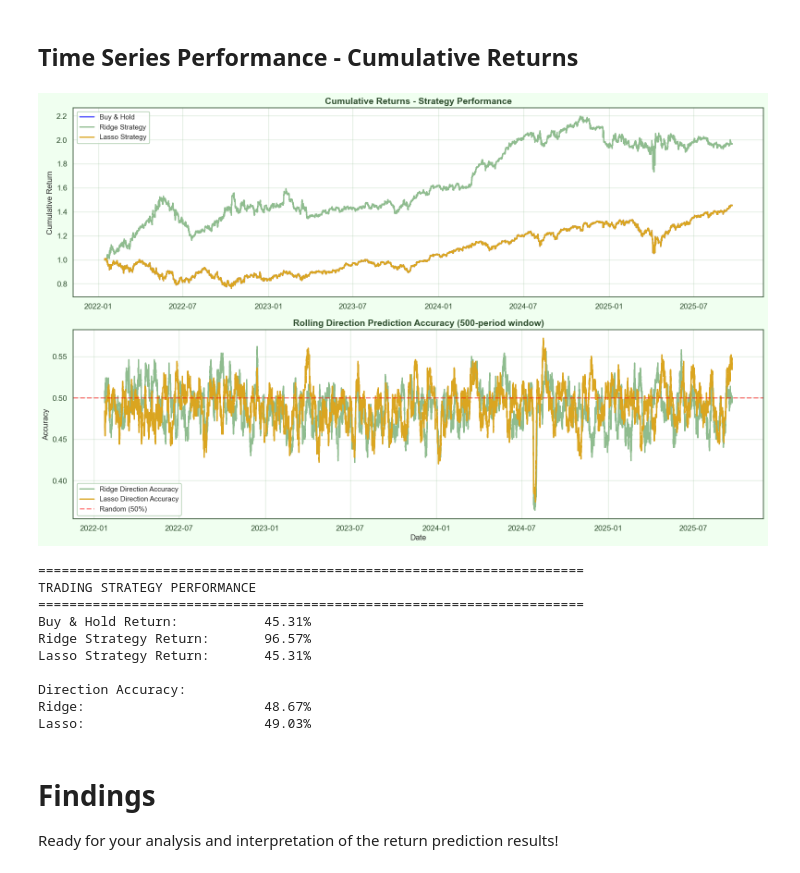
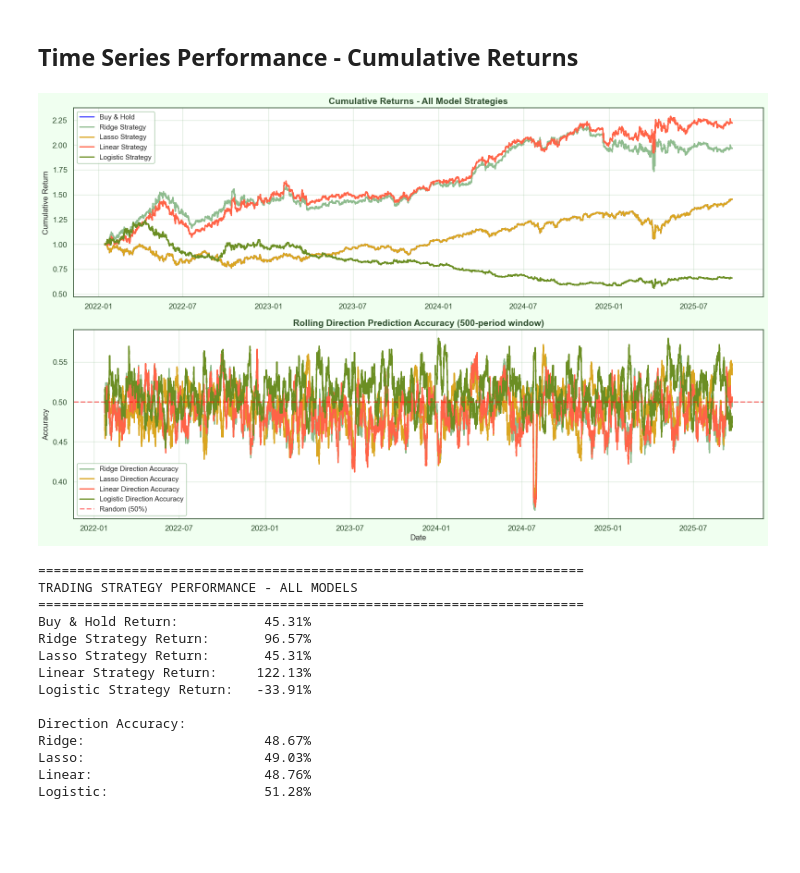
Before and after one commit to Thpow/sp500-return-15m-regression, a Jupyter notebook: project.ipynb, the cells around one changed output. Drawn from its saved outputs; the diff is of its cells as text; code cells hidden in the pictures; blank space fills up the shorter version.

```diff
--- a/project.ipynb
+++ b/project.ipynb
@@ -438,22 +861,32 @@ R² Score                     -0.001245    -0.000000
 # Trading strategy simulation: trade based on prediction sign
 test_df = pd.DataFrame({
     'actual_return': y_test.values,
-    'predicted_return': preds,
-    'lasso_predicted': lasso_preds
+    'ridge_predicted': preds,
+    'lasso_predicted': lasso_preds,
+    'linear_predicted': linear_preds,
+    'logistic_predicted': (logistic_preds * 2 - 1) * 0.001  # Convert 0/1 to approximate return signal
 }, index=y_test.index)
 
 # Strategy: go long if predicted return > 0, short if < 0
-test_df['ridge_strategy_return'] = np.where(test_df['predicted_return'] > 0,
+test_df['ridge_strategy_return'] = np.where(test_df['ridge_predicted'] > 0,
                                             test_df['actual_return'],
                                             -test_df['actual_return'])
 test_df['lasso_strategy_return'] = np.where(test_df['lasso_predicted'] > 0,
                                             test_df['actual_return'],
                                             -test_df['actual_return'])
+test_df['linear_strategy_return'] = np.where(test_df['linear_predicted'] > 0,
+                                             test_df['actual_return'],
+                                             -test_df['actual_return'])
+test_df['logistic_strategy_return'] = np.where(logistic_preds == 1,
+                                               test_df['actual_return'],
+                                               -test_df['actual_return'])
 
 # Cumulative returns
 test_df['buy_hold_cumulative'] = (1 + test_df['actual_return']).cumprod()
 test_df['ridge_cumulative'] = (1 + test_df['ridge_strategy_return']).cumprod()
 test_df['lasso_cumulative'] = (1 + test_df['lasso_strategy_return']).cumprod()
+test_df['linear_cumulative'] = (1 + test_df['linear_strategy_return']).cumprod()
+test_df['logistic_cumulative'] = (1 + test_df['logistic_strategy_return']).cumprod()
 
 # Plot
 fig, axes = plt.subplots(2, 1, figsize=(16, 10))
@@ -465,55 +898,72 @@ axes[0].plot(test_df.index, test_df['ridge_cumulative'],
             label='Ridge Strategy', linewidth=2, color=AI_COLORS['primary'])
 axes[0].plot(test_df.index, test_df['lasso_cumulative'],
             label='Lasso Strategy', linewidth=2, color=AI_COLORS['gold'])
+axes[0].plot(test_df.index, test_df['linear_cumulative'],
+            label='Linear Strategy', linewidth=2, color=AI_COLORS['crypto'])
+axes[0].plot(test_df.index, test_df['logistic_cumulative'],
+            label='Logistic Strategy', linewidth=2, color=AI_COLORS['accent'])
 axes[0].set_ylabel('Cumulative Return', fontsize=12)
-axes[0].set_title('Cumulative Returns - Strategy Performance', fontsize=14, fontweight='bold')
+axes[0].set_title('Cumulative Returns - All Model Strategies', fontsize=14, fontweight='bold')
 axes[0].legend(fontsize=11)
 axes[0].grid(alpha=0.3)
 
 # Prediction accuracy over time (rolling)
-test_df['ridge_direction_correct'] = (np.sign(test_df['predicted_return']) == np.sign(test_df['actual_return'])).astype(int)
+test_df['ridge_direction_correct'] = (np.sign(test_df['ridge_predicted']) == np.sign(test_df['actual_return'])).astype(int)
 test_df['lasso_direction_correct'] = (np.sign(test_df['lasso_predicted']) == np.sign(test_df['actual_return'])).astype(int)
+test_df['linear_direction_correct'] = (np.sign(test_df['linear_predicted']) == np.sign(test_df['actual_return'])).astype(int)
+test_df['logistic_direction_correct'] = ((logistic_preds == 1) == (test_df['actual_return'] > 0)).astype(int)
+
 test_df['ridge_rolling_accuracy'] = test_df['ridge_direction_correct'].rolling(500).mean()
 test_df['lasso_rolling_accuracy'] = test_df['lasso_direction_correct'].rolling(500).mean()
+test_df['linear_rolling_accuracy'] = test_df['linear_direction_correct'].rolling(500).mean()
+test_df['logistic_rolling_accuracy'] = test_df['logistic_direction_correct'].rolling(500).mean()
 
 axes[1].plot(test_df.index, test_df['ridge_rolling_accuracy'],
             label='Ridge Direction Accuracy', linewidth=2, color=AI_COLORS['primary'])
 axes[1].plot(test_df.index, test_df['lasso_rolling_accuracy'],
             label='Lasso Direction Accuracy', linewidth=2, color=AI_COLORS['gold'])
+axes[1].plot(test_df.index, test_df['linear_rolling_accuracy'],
+            label='Linear Direction Accuracy', linewidth=2, color=AI_COLORS['crypto'])
+axes[1].plot(test_df.index, test_df['logistic_rolling_accuracy'],
+            label='Logistic Direction Accuracy', linewidth=2, color=AI_COLORS['accent'])
 axes[1].axhline(0.5, color='red', linestyle='--', linewidth=2, alpha=0.5, label='Random (50%)')
 axes[1].set_xlabel('Date', fontsize=12)
 axes[1].set_ylabel('Accuracy', fontsize=12)
 axes[1].set_title('Rolling Direction Prediction Accuracy (500-period window)',
                  fontsize=14, fontweight='bold')
-axes[1].legend(fontsize=11)
+axes[1].legend(fontsize=11, loc='best')
 axes[1].grid(alpha=0.3)
 
 plt.tight_layout()
 plt.show()
 
 # Summary statistics
 print("="*70)
-print("TRADING STRATEGY PERFORMANCE")
+print("TRADING STRATEGY PERFORMANCE - ALL MODELS")
 print("="*70)
 print(f"Buy & Hold Return:        {(test_df['buy_hold_cumulative'].iloc[-1] - 1)*100:>8.2f}%")
 print(f"Ridge Strategy Return:    {(test_df['ridge_cumulative'].iloc[-1] - 1)*100:>8.2f}%")
 print(f"Lasso Strategy Return:    {(test_df['lasso_cumulative'].iloc[-1] - 1)*100:>8.2f}%")
+print(f"Linear Strategy Return:   {(test_df['linear_cumulative'].iloc[-1] - 1)*100:>8.2f}%")
+print(f"Logistic Strategy Return: {(test_df['logistic_cumulative'].iloc[-1] - 1)*100:>8.2f}%")
 print(f"\nDirection Accuracy:")
 print(f"Ridge:                    {test_df['ridge_direction_correct'].mean()*100:>8.2f}%")
 print(f"Lasso:                    {test_df['lasso_direction_correct'].mean()*100:>8.2f}%")
+print(f"Linear:                   {test_df['linear_direction_correct'].mean()*100:>8.2f}%")
+print(f"Logistic:                 {test_df['logistic_direction_correct'].mean()*100:>8.2f}%")
 # %% [output]
-[figure, old version]
+[figure, new version]
 ======================================================================
-TRADING STRATEGY PERFORMANCE
+TRADING STRATEGY PERFORMANCE - ALL MODELS
 ======================================================================
 Buy & Hold Return:           45.31%
 Ridge Strategy Return:       96.57%
 Lasso Strategy Return:       45.31%
+Linear Strategy Return:     122.13%
+Logistic Strategy Return:   -33.91%
 
 Direction Accuracy:
 Ridge:                       48.67%
 Lasso:                       49.03%
+Linear:                      48.76%
+Logistic:                    51.28%
-# %% [markdown]
-# Findings
-
-Ready for your analysis and interpretation of the return prediction results!
```
Also changed, not shown: parts of 29 cells of this notebook.
